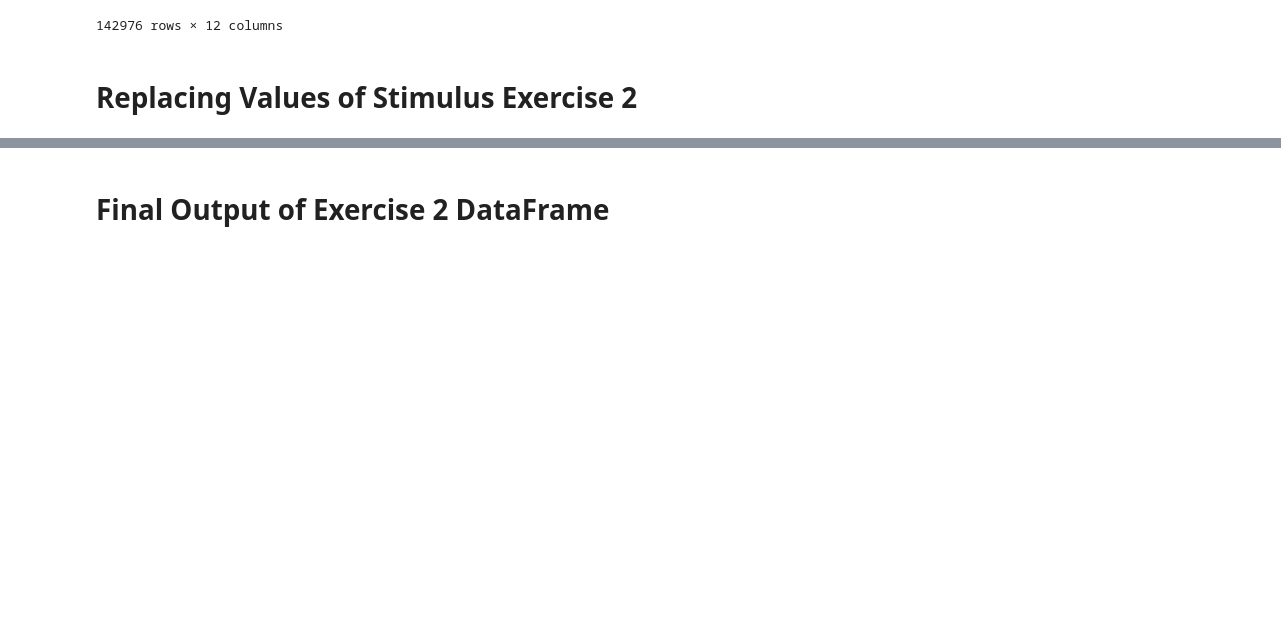
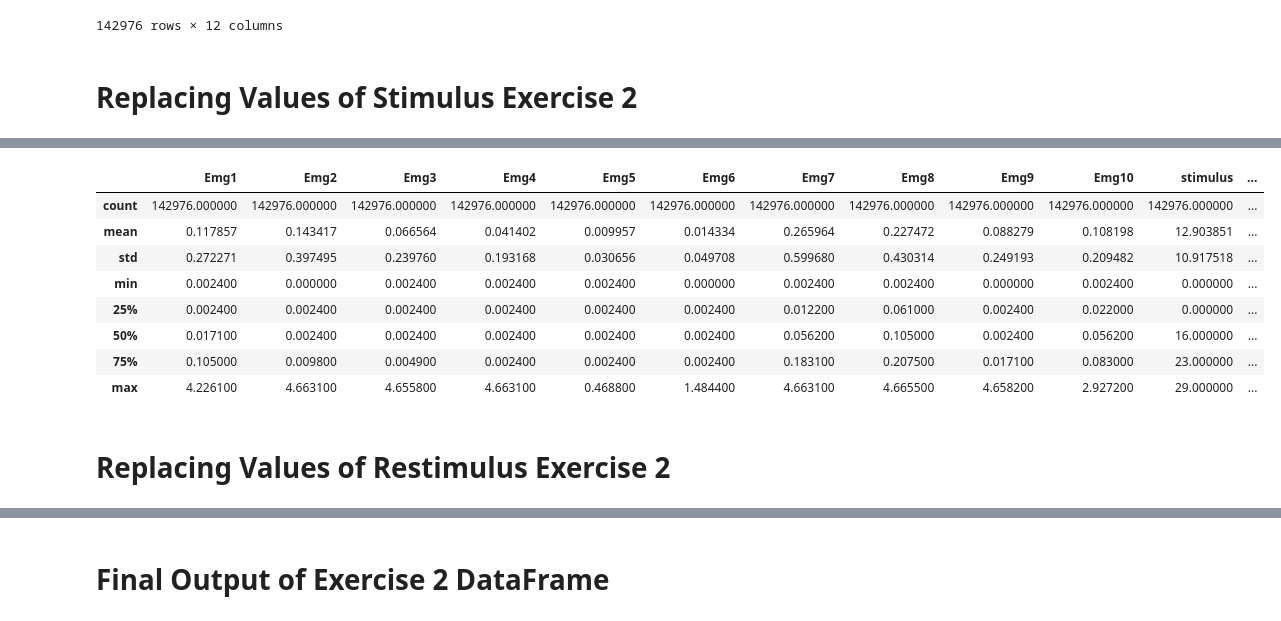
Before and after one commit to nafe98/All-Initial-Architectures, a Jupyter notebook: Dataset 1 -- Exploratory Data Analysis.ipynb, the cells around one changed output, grey strips where cells are left out. Saved outputs shown, nothing was run; the diff lists cells and outputs as text; code cells hidden in the pictures; blank space fills up the shorter version.

```diff
--- a/Dataset 1 -- Exploratory Data Analysis.ipynb
+++ b/Dataset 1 -- Exploratory Data Analysis.ipynb
@@ -211,0 +217,14 @@ df_2 = df_2.replace(to_replace={'stimulus': {17: 29}}, value=None)
+# %%
+df_2.describe()
+# %% [output]
+|  | Emg1 | Emg2 | Emg3 | Emg4 | Emg5 | Emg6 | Emg7 | Emg8 | Emg9 | Emg10 | stimulus | ... |
+| count | 142976.000000 | 142976.000000 | 142976.000000 | 142976.000000 | 142976.000000 | 142976.000000 | 142976.000000 | 142976.000000 | 142976.000000 | 142976.000000 | 142976.000000 | ... |
+| mean | 0.117857 | 0.143417 | 0.066564 | 0.041402 | 0.009957 | 0.014334 | 0.265964 | 0.227472 | 0.088279 | 0.108198 | 12.903851 | ... |
+| std | 0.272271 | 0.397495 | 0.239760 | 0.193168 | 0.030656 | 0.049708 | 0.599680 | 0.430314 | 0.249193 | 0.209482 | 10.917518 | ... |
+| min | 0.002400 | 0.000000 | 0.002400 | 0.002400 | 0.002400 | 0.000000 | 0.002400 | 0.002400 | 0.000000 | 0.002400 | 0.000000 | ... |
+| 25% | 0.002400 | 0.002400 | 0.002400 | 0.002400 | 0.002400 | 0.002400 | 0.012200 | 0.061000 | 0.002400 | 0.022000 | 0.000000 | ... |
+| 50% | 0.017100 | 0.002400 | 0.002400 | 0.002400 | 0.002400 | 0.002400 | 0.056200 | 0.105000 | 0.002400 | 0.056200 | 16.000000 | ... |
+| 75% | 0.105000 | 0.009800 | 0.004900 | 0.002400 | 0.002400 | 0.002400 | 0.183100 | 0.207500 | 0.017100 | 0.083000 | 23.000000 | ... |
+| max | 4.226100 | 4.663100 | 4.655800 | 4.663100 | 0.468800 | 1.484400 | 4.663100 | 4.665500 | 4.658200 | 2.927200 | 29.000000 | ... |
+# %% [markdown]
+# Replacing Values of Restimulus Exercise 2
```
Also changed, not shown: parts of 14 cells of this notebook.
